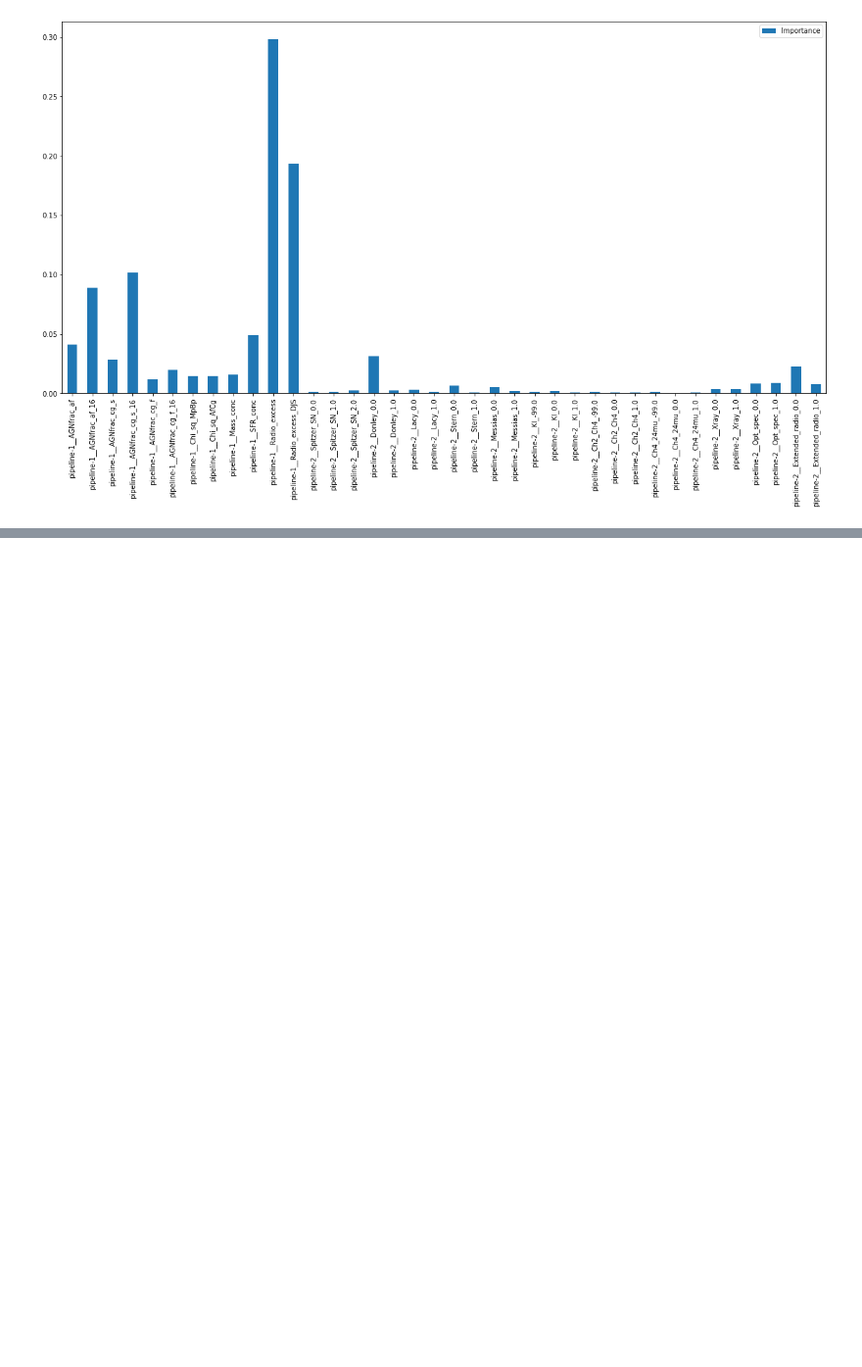
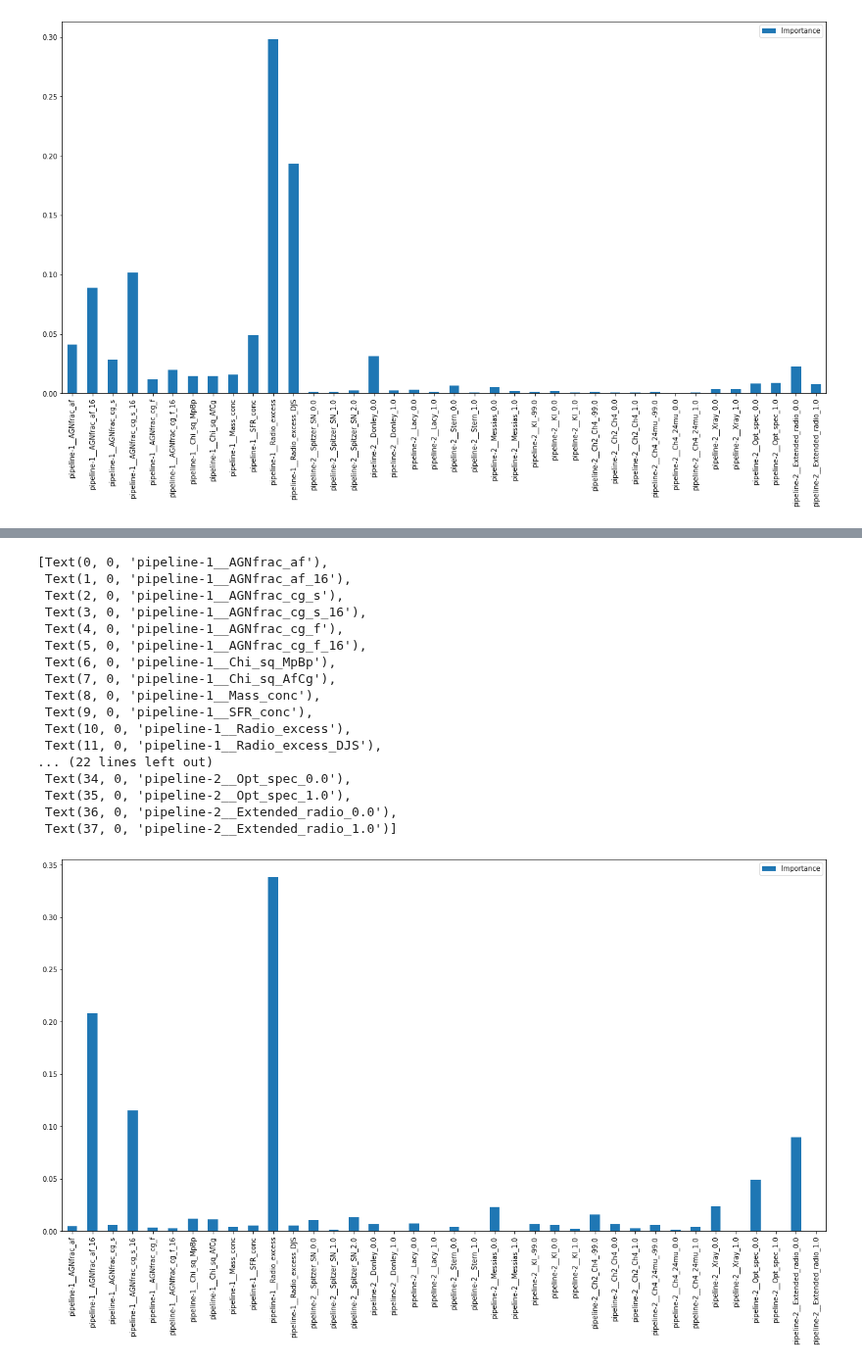
Before and after one commit to jespertjee/LOFAR_ML, a Jupyter notebook: Supervised/Classification.ipynb, the cells around one changed output, grey strips where cells are left out. Shown at 98% size. Drawn from its saved outputs; the diff is of its cells as text; code cells hidden in the pictures; blank space fills up the shorter version.

Commit message:
Added XGboost and SVM in addition to random forest

```diff
--- a/Supervised/Classification.ipynb
+++ b/Supervised/Classification.ipynb
@@ -70,5 +77,5 @@ X_test = preprocessor.transform(X_test)
 # %%
-clf = RandomForestClassifier(n_estimators=10)
+clf = RandomForestClassifier(n_estimators=10, class_weight=None)
 clf.fit(X_train, y_train)
 # %% [output]
 RandomForestClassifier(n_estimators=10)
@@ -123,0 +133,3 @@ ax.set_xticklabels(random_forest_feature_importance.Feature)
+# %%
+model = XGBClassifier(use_label_encoder=False, max_depth=7)
+model.fit(X_train, y_train, early_stopping_rounds=10, eval_set=[(X_test, y_test)], verbose=True)
@@ -123,0 +178,26 @@ ax.set_xticklabels(random_forest_feature_importance.Feature)
+# %%
+xgboost_feature_importance = pd.DataFrame(
+    np.array([preprocessor.get_feature_names_out(), model.feature_importances_]).T,
+                                               columns=['Feature', 'Importance'])
+# %%
+ax = xgboost_feature_importance.plot(kind='bar', figsize=(20,10))
+ax.set_xticklabels(xgboost_feature_importance.Feature)
+# %% [output]
+[Text(0, 0, 'pipeline-1__AGNfrac_af'),
+ Text(1, 0, 'pipeline-1__AGNfrac_af_16'),
+ Text(2, 0, 'pipeline-1__AGNfrac_cg_s'),
+ Text(3, 0, 'pipeline-1__AGNfrac_cg_s_16'),
+ Text(4, 0, 'pipeline-1__AGNfrac_cg_f'),
+ Text(5, 0, 'pipeline-1__AGNfrac_cg_f_16'),
+ Text(6, 0, 'pipeline-1__Chi_sq_MpBp'),
+ Text(7, 0, 'pipeline-1__Chi_sq_AfCg'),
+ Text(8, 0, 'pipeline-1__Mass_conc'),
+ Text(9, 0, 'pipeline-1__SFR_conc'),
+ Text(10, 0, 'pipeline-1__Radio_excess'),
+ Text(11, 0, 'pipeline-1__Radio_excess_DJS'),
+... (22 lines left out)
+ Text(34, 0, 'pipeline-2__Opt_spec_0.0'),
+ Text(35, 0, 'pipeline-2__Opt_spec_1.0'),
+ Text(36, 0, 'pipeline-2__Extended_radio_0.0'),
+ Text(37, 0, 'pipeline-2__Extended_radio_1.0')]
+[figure, added]
```
Also changed, not shown: parts of 9 cells of this notebook.
